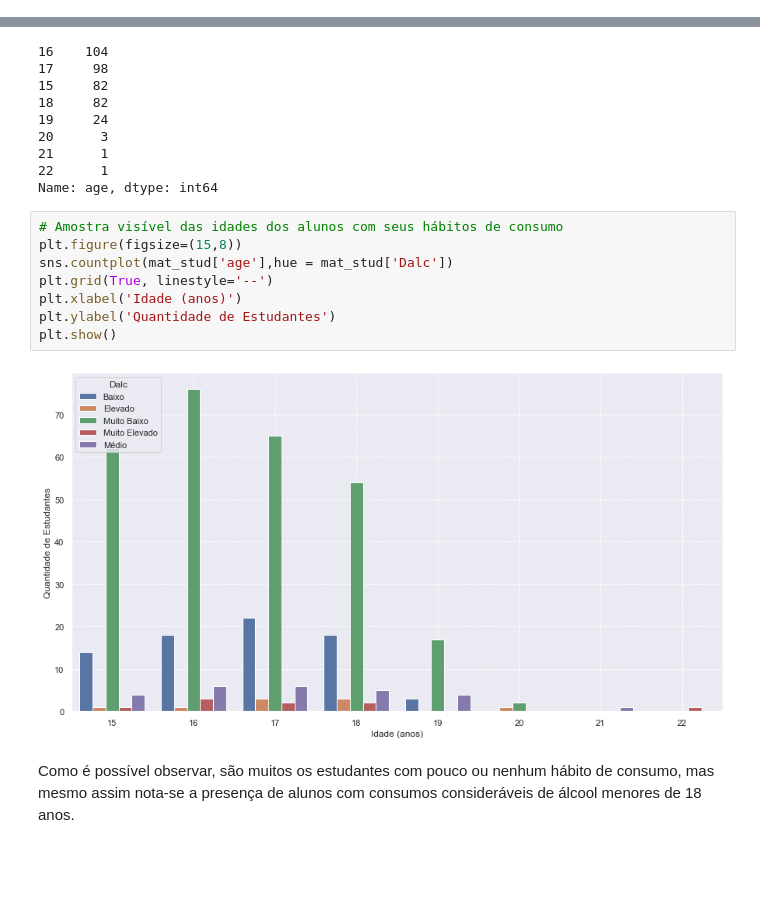
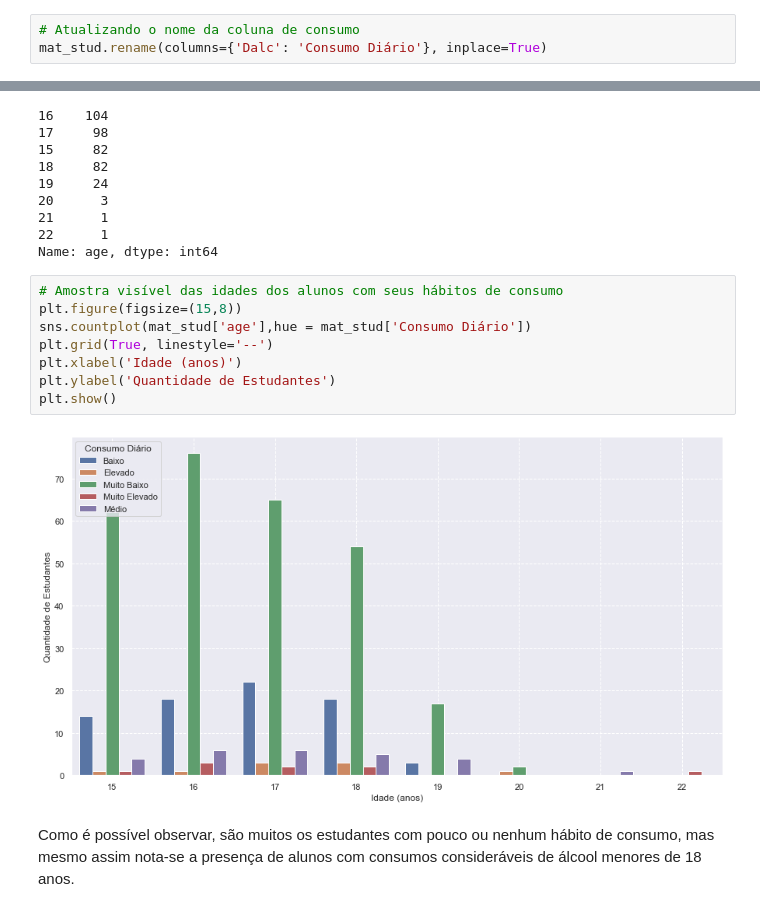
Before and after one commit to danielmacedodc/Analise-de-Dados_CIn, a Jupyter notebook: Projeto - Análise de Dados - Daniel Macedo.ipynb, the cells around one changed output, grey strips where cells are left out. Drawn from its saved outputs; the diff is of its cells as text; blank space fills up the shorter version.

```diff
--- a/Projeto - Análise de Dados - Daniel Macedo.ipynb
+++ b/Projeto - Análise de Dados - Daniel Macedo.ipynb
@@ -216,6 +216,9 @@ mat_stud['Walc'] = mat_stud['Walc'].astype('category')
 mat_stud['famrel'] = mat_stud['famrel'].astype('category')
 mat_stud['studytime'] = mat_stud['studytime'].astype('category')
 mat_stud['freetime'] = mat_stud['freetime'].astype('category')
+# %%
+# Atualizando o nome da coluna de consumo
+mat_stud.rename(columns={'Dalc': 'Consumo Diário'}, inplace=True)
 # %%
 # Observação das Categorias
 mat_stud.dtypes
@@ -715,13 +722,13 @@ Name: age, dtype: int64
 # %%
 # Amostra visível das idades dos alunos com seus hábitos de consumo
 plt.figure(figsize=(15,8))
-sns.countplot(mat_stud['age'],hue = mat_stud['Dalc'])
+sns.countplot(mat_stud['age'],hue = mat_stud['Consumo Diário'])
 plt.grid(True, linestyle='--')
 plt.xlabel('Idade (anos)')
 plt.ylabel('Quantidade de Estudantes')
 plt.show()
 # %% [output]
-[figure, old version]
+[figure, new version]
 # %% [markdown]
 Como é possível observar, são muitos os estudantes com pouco ou nenhum hábito de consumo, mas mesmo assim nota-se a presença de alunos com consumos consideráveis de álcool menores de 18 anos.
 # %% [markdown]
```
Also changed, not shown: parts of 28 cells of this notebook.
